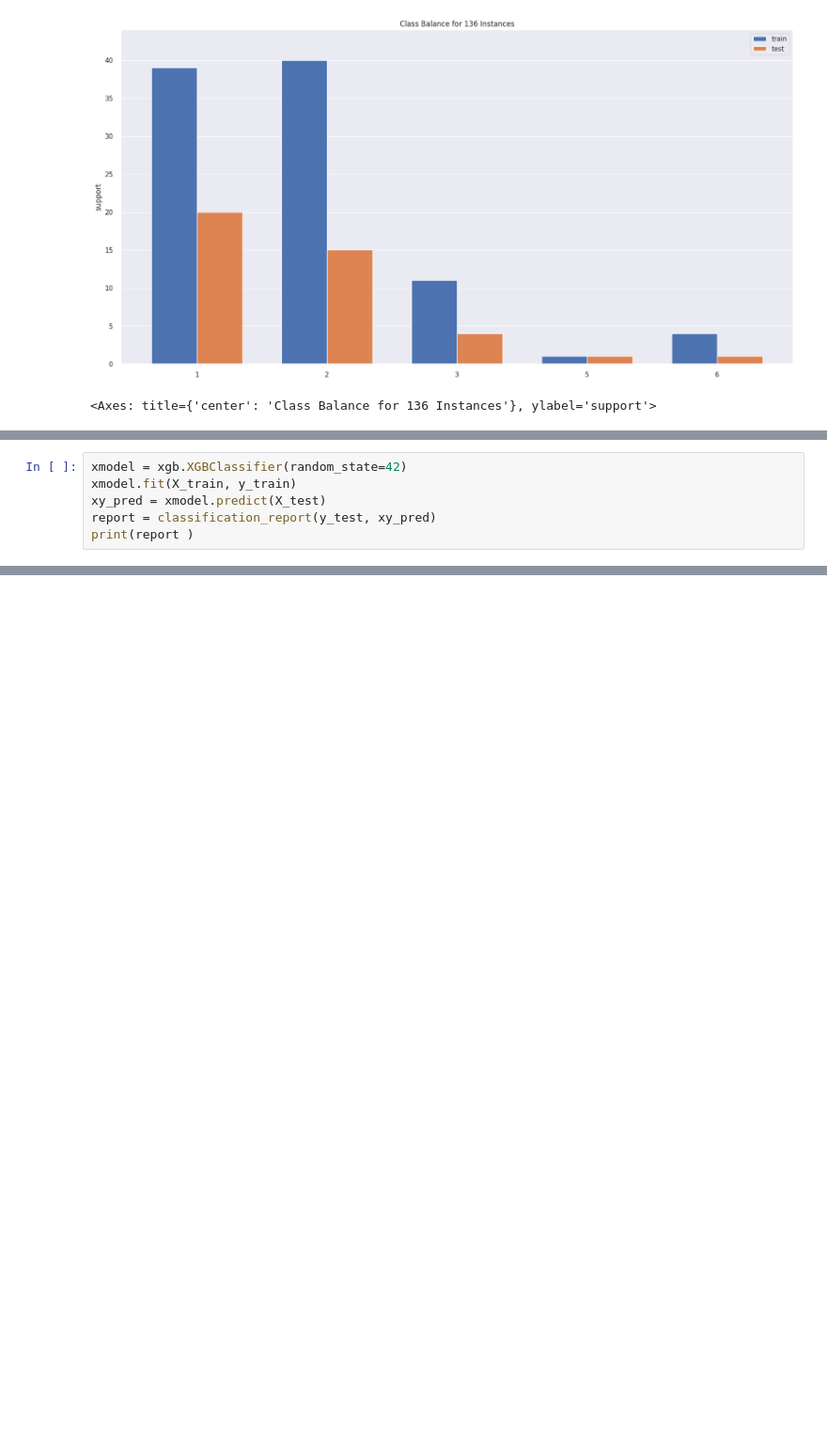
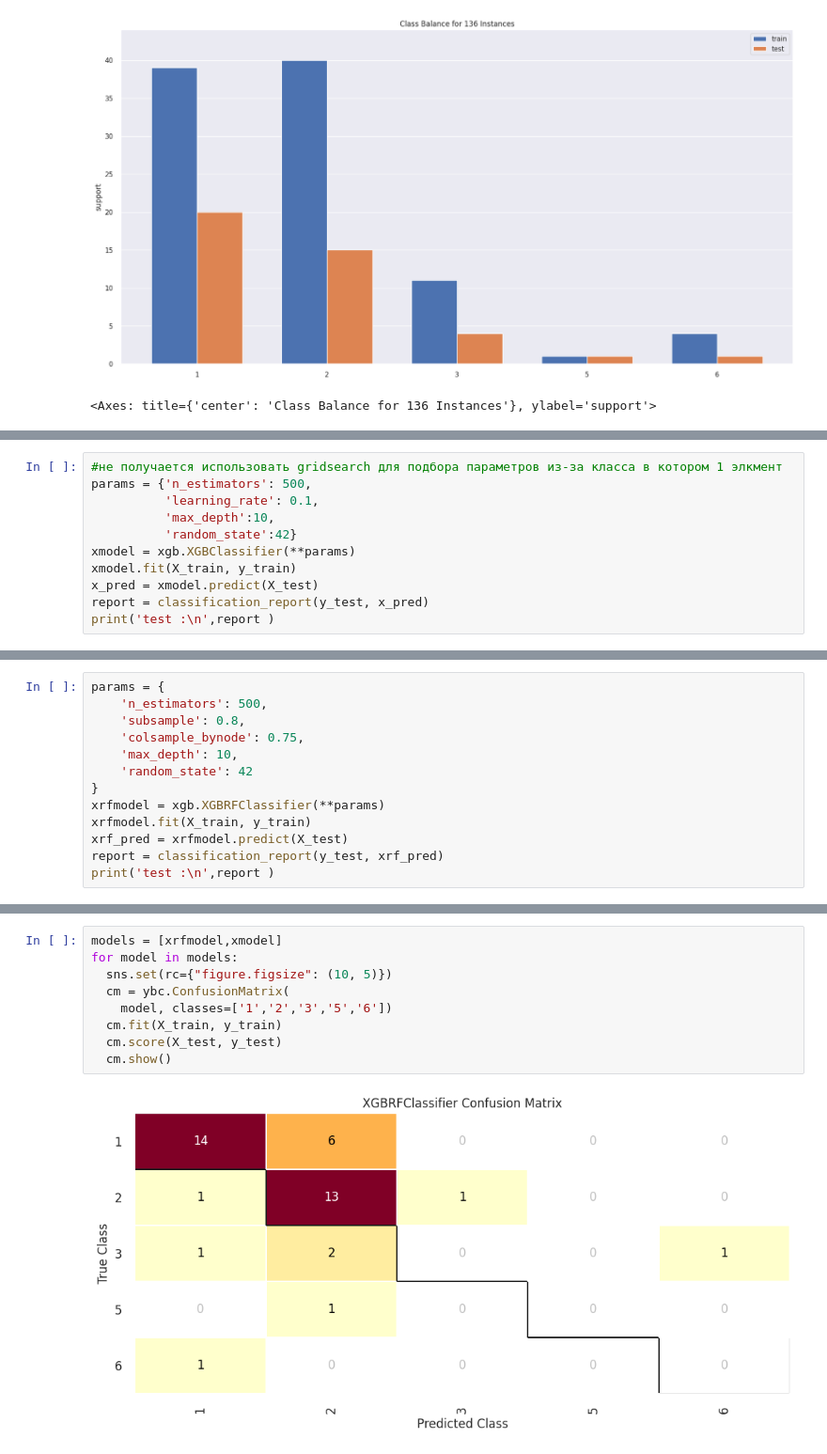
Before and after one commit to depresssed-kid/Glass-Classification, a Jupyter notebook: GlassClassification.ipynb, the cells around one changed output, grey strips where cells are left out. Shown: that part at 94% size. Saved outputs shown, nothing was run; the diff lists cells and outputs as text; blank space fills up the shorter version.

```diff
--- a/GlassClassification.ipynb
+++ b/GlassClassification.ipynb
@@ -161,0 +125,11 @@ Traceback (most recent call last):
+# %%
+#не получается использовать gridsearch для подбора параметров из-за класса в котором 1 элкмент
+params = {'n_estimators': 500,
+          'learning_rate': 0.1,
+          'max_depth':10,
+          'random_state':42}
+xmodel = xgb.XGBClassifier(**params)
+xmodel.fit(X_train, y_train)
+x_pred = xmodel.predict(X_test)
+report = classification_report(y_test, x_pred)
+print('test :\n',report )
@@ -162,7 +149,14 @@ Traceback (most recent call last):
 # %%
-xmodel = xgb.XGBClassifier(random_state=42)
-xmodel.fit(X_train, y_train)
-xy_pred = xmodel.predict(X_test)
-report = classification_report(y_test, xy_pred)
-print(report )
+params = {
+    'n_estimators': 500,
+    'subsample': 0.8,
+    'colsample_bynode': 0.75,
+    'max_depth': 10,
+    'random_state': 42
+}
+xrfmodel = xgb.XGBRFClassifier(**params)
+xrfmodel.fit(X_train, y_train)
+xrf_pred = xrfmodel.predict(X_test)
+report = classification_report(y_test, xrf_pred)
+print('test :\n',report )
 # %% [output]
@@ -169,0 +175,11 @@ AttributeError: 'XGBClassifier' object has no attribute 'XGBClassifier'
+# %%
+models = [xrfmodel,xmodel]
+for model in models:
+  sns.set(rc={"figure.figsize": (10, 5)})
+  cm = ybc.ConfusionMatrix(
+    model, classes=['1','2','3','5','6'])
+  cm.fit(X_train, y_train)
+  cm.score(X_test, y_test)
+  cm.show()
+# %% [output]
+[figure, added]
```
Also changed, not shown: parts of 8 cells of this notebook.
